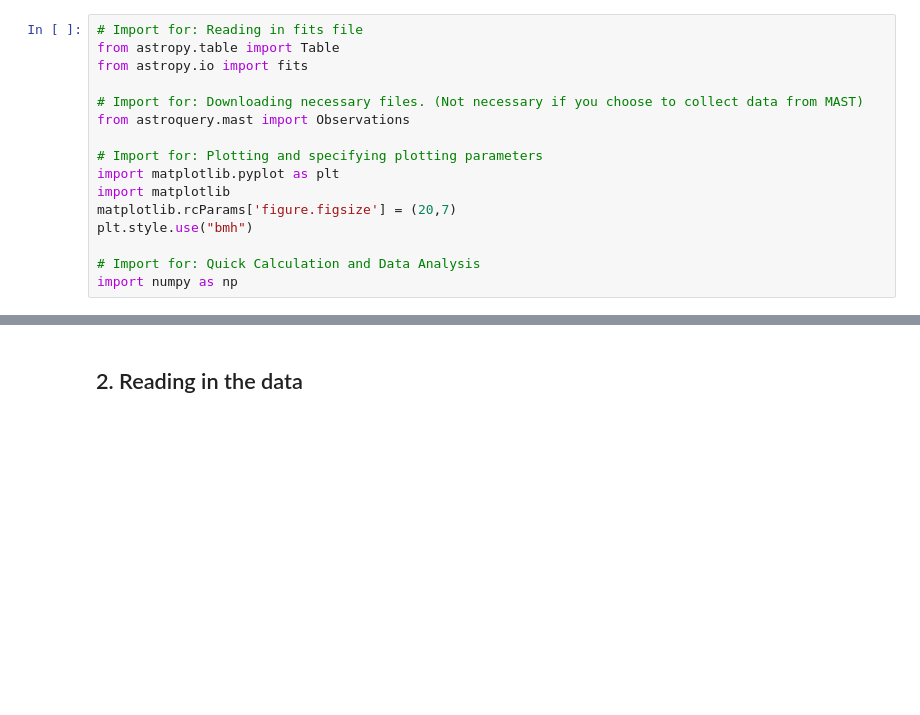
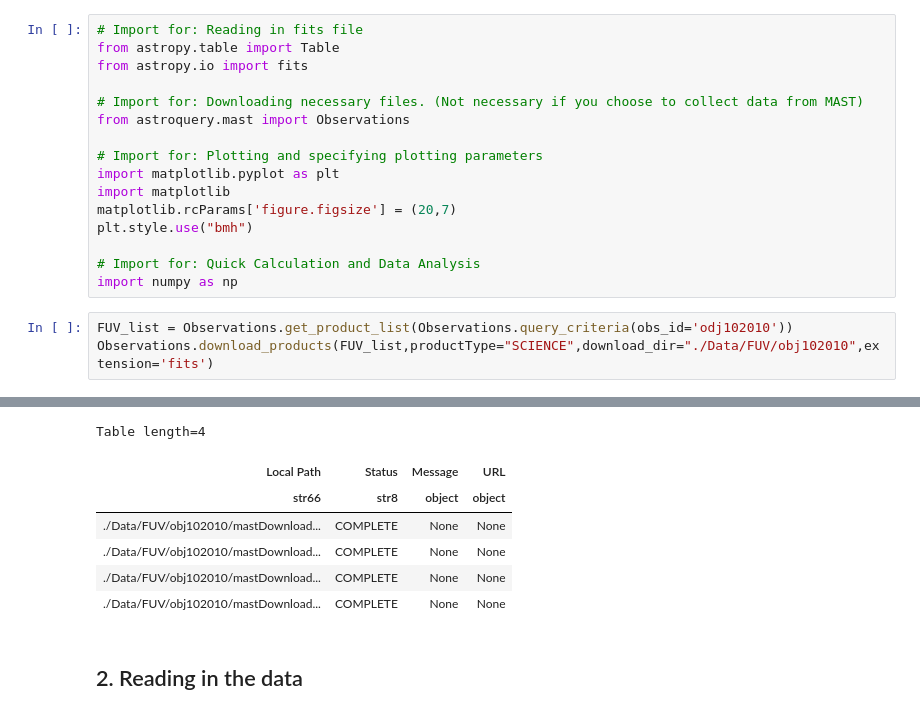
Before and after one commit to spacetelescope/STIS-Notebooks, a Jupyter notebook: View_Data/FUV.ipynb, the cells around one changed output, grey strips where cells are left out. Cells and saved outputs as stored; diff of their text form; blank space fills up the shorter version.

```diff
--- a/View_Data/FUV.ipynb
+++ b/View_Data/FUV.ipynb
@@ -20,3 +20,7 @@ plt.style.use("bmh")
 
 # Import for: Quick Calculation and Data Analysis
 import numpy as np
+# %%
+FUV_list = Observations.get_product_list(Observations.query_criteria(obs_id='odj102010'))
+Observations.download_products(FUV_list,productType="SCIENCE",download_dir="./Data/FUV/obj102010",extension='fits')
+# %% [output]
@@ -23,3 +31,10 @@ import numpy as np
+Table length=4
+| Local Path | Status | Message | URL |
+| str66 | str8 | object | object |
+| ./Data/FUV/obj102010/mastDownload... | COMPLETE | None | None |
+| ./Data/FUV/obj102010/mastDownload... | COMPLETE | None | None |
+| ./Data/FUV/obj102010/mastDownload... | COMPLETE | None | None |
+| ./Data/FUV/obj102010/mastDownload... | COMPLETE | None | None |
 # %% [markdown]
 ## 2. Reading in the data
 # %% [markdown]
```
Also changed, not shown: parts of 4 cells of this notebook, 1 other file.
